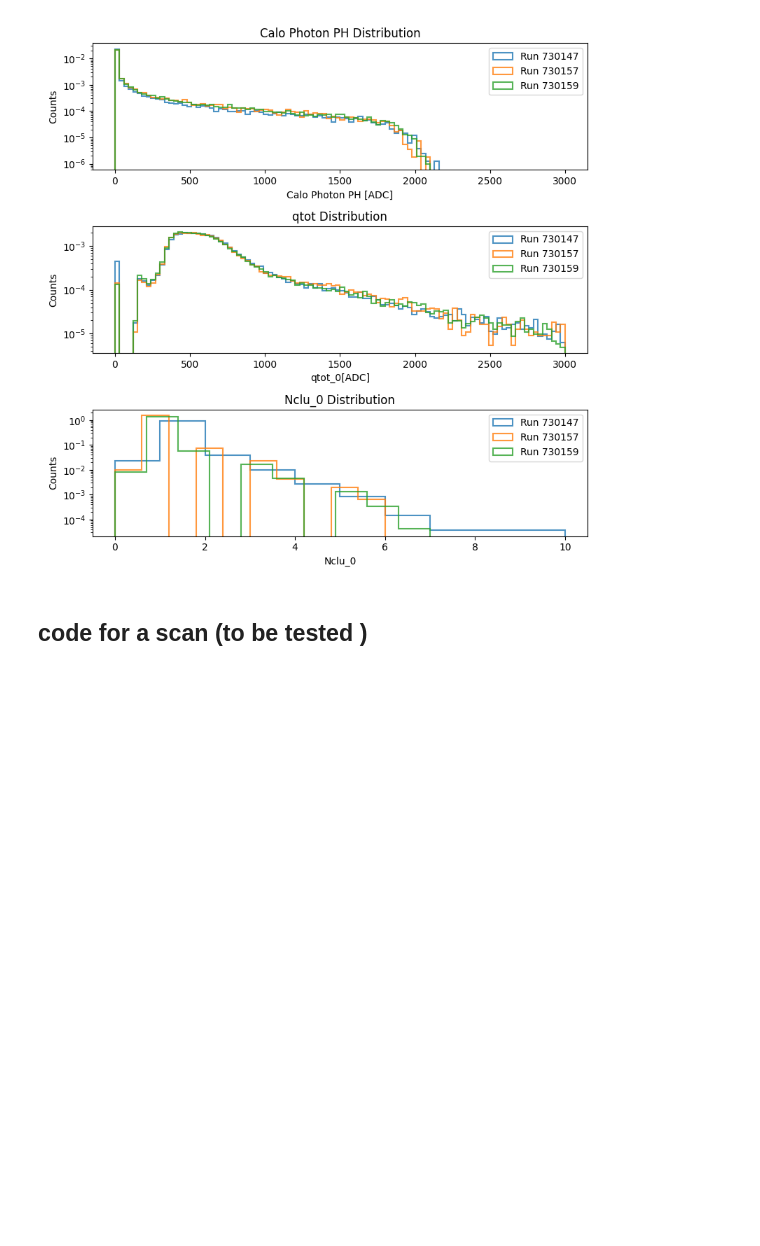
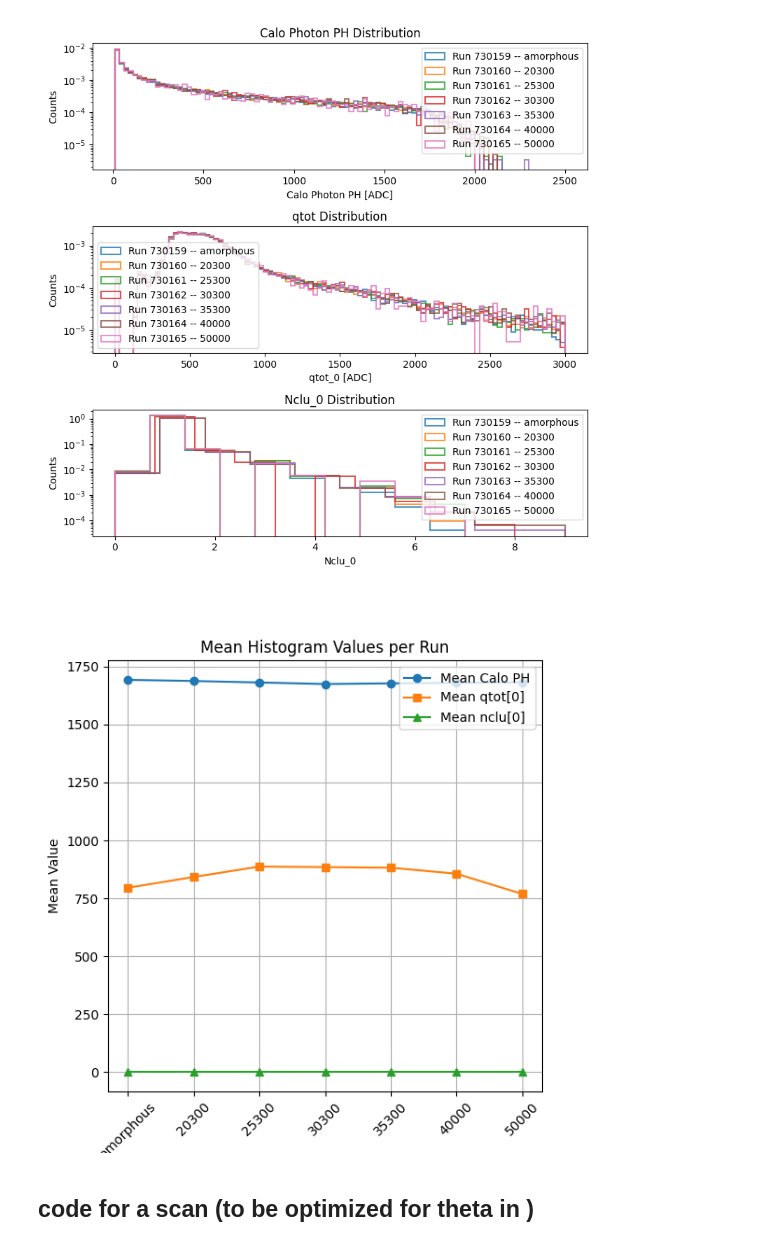
Before and after one commit to Ncanale/eplusBOOST_2025_T9, a Jupyter notebook: compare_epBOOST.ipynb, the cells around one changed output. Drawn from its saved outputs; the diff is of its cells as text; code cells hidden in the pictures; blank space fills up the shorter version.

```diff
--- a/compare_epBOOST.ipynb
+++ b/compare_epBOOST.ipynb
@@ -107,40 +107,63 @@ opts_2d = { "cmap" : mycmap, "bins" : bins2d} # "norm" : mpl.colors.LogNorm()}
 th_cherry1 = 20
 th_cherry2 = 20
 # %%
-run_list = [730147,730157,730159]
+run_list = [730159,730160,730161,730162,730163,730164,730165] #730157,
+labels = [ 'amorphous', '20300','25300','30300', '35300', '40000', '50000'] #'initial guess',
 
-x_cry_cut = [4.28, 4.67]
-y_cry_cut = [7.40, 7.8]
+x_cry_cut = [4.6, 4.9]
+y_cry_cut = [4.7, 5.15]
 
 
+fig2,ax2 = plt.subplots(1,figsize=(6, 6))
 fig,ax = plt.subplots(3,figsize=(8, 8))
-for run_number in run_list:
+ph_calo_high = 1500
+ph_calo_low = 500
+
+mean_ph_calo = []
+mean_qtot0 = []
+mean_nclu0 = []
+
+for i, run_number in enumerate(run_list):
     x1, y1, x2, y2, x3, y3, xcry, ycry, ph_calo_photon, ph_cherry1, \
     theta_x_in, theta_y_in, theta_x_out, theta_y_out, tm, qtot, nclu, info_plus,xinfo = file_loader(run_number)
 
     logi = ph_cherry1>th_cherry1 & (xcry>x_cry_cut[0]) & (xcry<x_cry_cut[1]) & (ycry>y_cry_cut[0]) & (ycry<y_cry_cut[1])
 
-    ax[0].hist(ph_calo_photon[logi],bins =100 ,range = (0,3000), label =f'Run {run_number}',density= True, **opt_hist)
+    ax[0].hist(ph_calo_photon[logi],bins =100 ,range = (10,2500), label =f'Run {run_number} -- {labels[i]}',density= True, **opt_hist)
 
-    ax[1].hist(qtot[:,0][logi],bins =100 ,range = (0,3000), label =f'Run {run_number}',density= True, **opt_hist)
+    ax[1].hist(qtot[:,0][logi],bins =100 ,range = (0,3000), label =f'Run {run_number} -- {labels[i]}',density= True, **opt_hist)
 
-    ax[2].hist(nclu[:,0][logi], label =f'Run {run_number}',density= True, **opt_hist)
+    ax[2].hist(nclu[:,0][logi], label =f'Run {run_number} -- {labels[i]}',density= True, **opt_hist)
+
+    logi_mean = logi & ((ph_calo_photon > ph_calo_high)) # | (ph_calo_photon < ph_calo_low))
+    mean_ph_calo.append(np.mean(ph_calo_photon[logi_mean]))
+    mean_qtot0.append(np.mean(qtot[:, 0][logi_mean]))
+    mean_nclu0.append(np.mean(nclu[:, 0][logi_mean]))
     print(f'{run_number} -- N spill: {info_plus[:,0][-1]} -- events: {len(ph_calo_photon)} -- evs/spill: {len(ph_calo_photon)/info_plus[:,0][-1]:.0f}')
-ax[0].set_xlabel('Calo Photon PH [ADC]')
-ax[0].set_ylabel('Counts')
-ax[0].set_title('Calo Photon PH Distribution')
-ax[0].legend()
-ax[0].set_yscale('log')
-ax[1].set_xlabel('qtot_0[ADC]')
-ax[1].set_ylabel('Counts')
-ax[1].set_title('qtot Distribution')
-ax[1].legend()
-ax[1].set_yscale('log')
-ax[2].set_xlabel('Nclu_0')
-ax[2].set_ylabel('Counts')
-ax[2].set_title('Nclu_0 Distribution')
-ax[2].legend()
-ax[2].set_yscale('log')
+
+
+titles = ['Calo Photon PH Distribution', 'qtot Distribution', 'Nclu_0 Distribution']
+xlabels = ['Calo Photon PH [ADC]', 'qtot_0 [ADC]', 'Nclu_0']
+for i in range(3):
+    ax[i].set_xlabel(xlabels[i])
+    ax[i].set_ylabel('Counts')
+    ax[i].set_title(titles[i])
+    ax[i].legend()
+    ax[i].set_yscale('log')
+
+x = np.arange(len(run_list))  # index for each run
+
+ax2.plot(x, mean_ph_calo, 'o-', label='Mean Calo PH')
+ax2.plot(x, mean_qtot0, 's-', label='Mean qtot[0]')
+ax2.plot(x, mean_nclu0, '^-', label='Mean nclu[0]')
+
+ax2.set_xticks(x)
+ax2.set_xticklabels(labels, rotation=45)
+ax2.set_ylabel('Mean Value')
+ax2.set_title('Mean Histogram Values per Run')
+ax2.legend()
+ax2.grid(True)
+
 plt.tight_layout()
 plt.show()
 # %% [output]
@@ -162,6 +177,7 @@ N spill:  88
-[figure, old version]
+[figure, new version]
+[figure, added]
 # %% [markdown]
-## code for a scan (to be tested )
+## code for a scan (to be optimized for theta in )
 # %%
 scan_number = 730158
 
```
Also changed, not shown: parts of 5 cells of this notebook, 1 other file.
